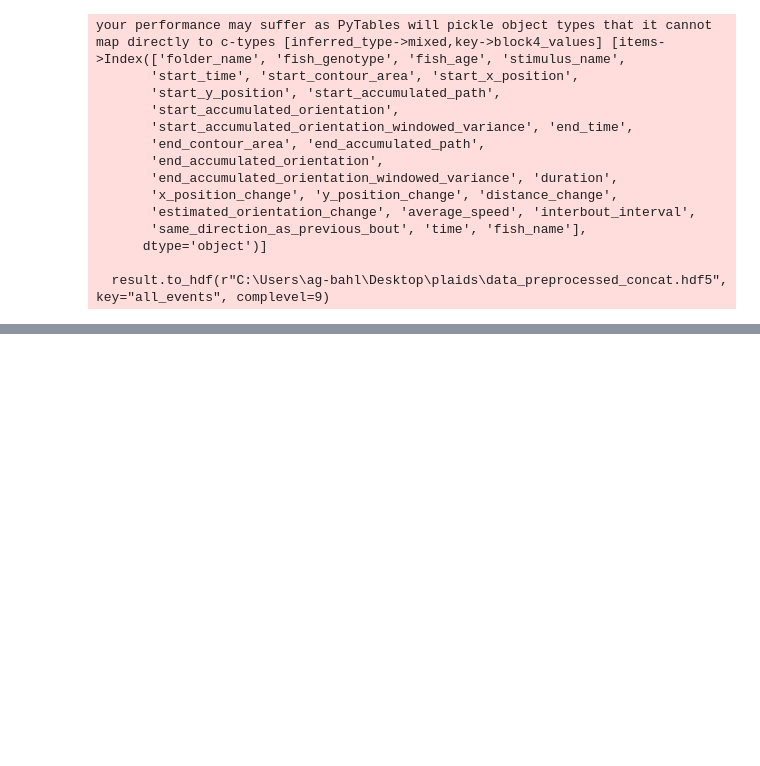
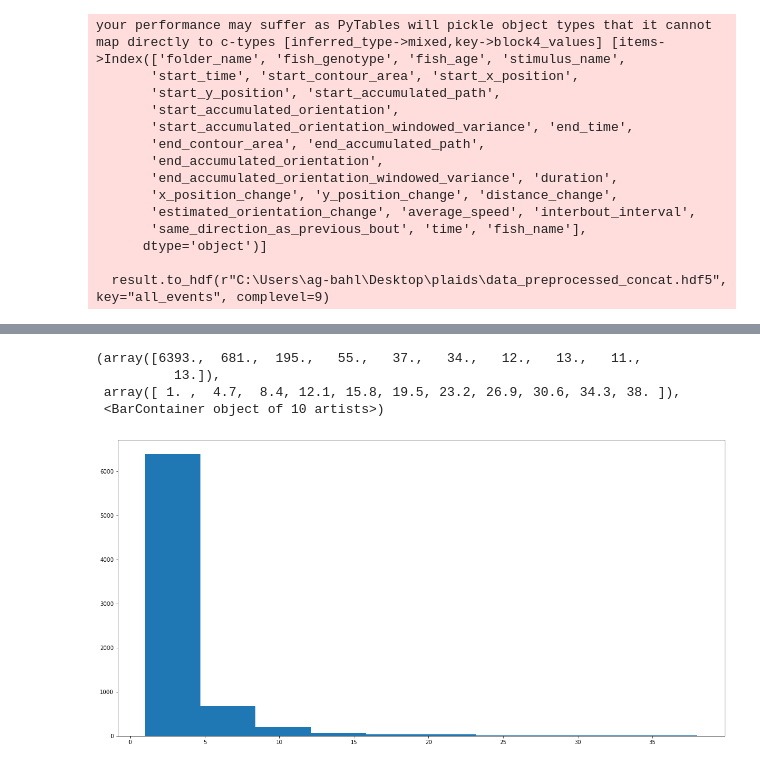
Before and after one commit to Flutura00/Master_thesis_1, a Jupyter notebook: streak_length_analysis.ipynb, the cells around one changed output, grey strips where cells are left out. Cells and saved outputs as stored; diff of their text form; code cells hidden in the pictures; blank space fills up the shorter version.

```diff
--- a/streak_length_analysis.ipynb
+++ b/streak_length_analysis.ipynb
@@ -141,3 +118,11 @@ plt.hist(streak_length(list_of_directions),bins = 20)
+# %%
+plt.hist(x_bar)
+# %% [output]
+(array([6393.,  681.,  195.,   55.,   37.,   34.,   12.,   13.,   11.,
+          13.]),
+ array([ 1. ,  4.7,  8.4, 12.1, 15.8, 19.5, 23.2, 26.9, 30.6, 34.3, 38. ]),
+ <BarContainer object of 10 artists>)
+[figure, added]
 # %%
 def c_p(list_of_directions,title):
     data_ls = streak_length(list_of_directions)
```
Also changed, not shown: parts of 17 cells of this notebook, 8 other files.
